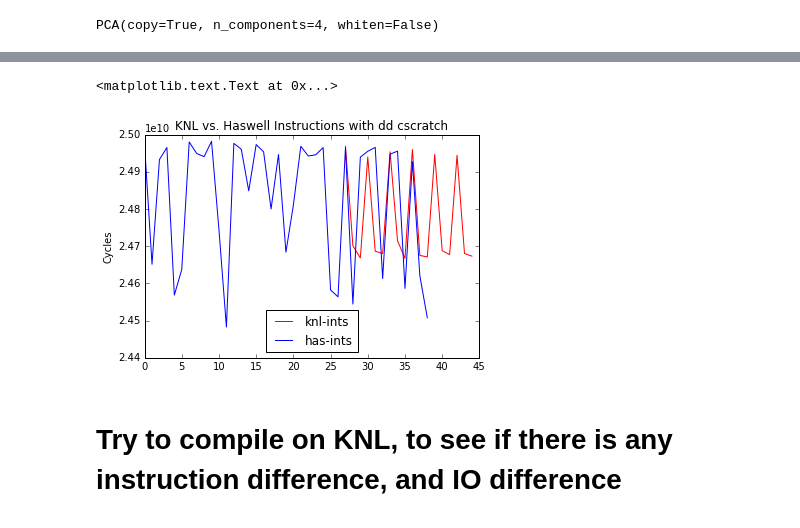
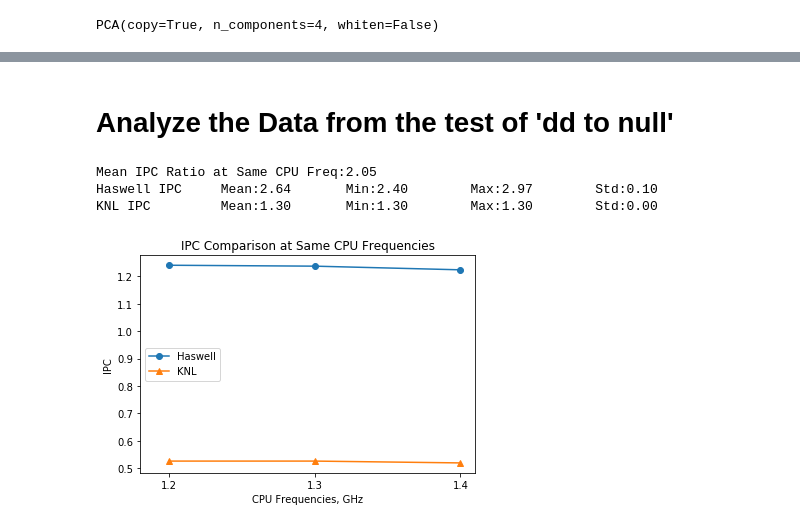
Before and after one commit to NERSC/heterogeneous-IO, a Jupyter notebook: cpu/plot/hio.ipynb, the cells around one changed output, grey strips where cells are left out. Saved outputs shown, nothing was run; the diff lists cells and outputs as text; code cells hidden in the pictures.

```diff
--- a/cpu/plot/hio.ipynb
+++ b/cpu/plot/hio.ipynb
@@ -553,18 +386,0 @@ plt.title('KNL vs. Haswell Cycles with dd cscratch')
-# %%
-length_has=len(df_has_raw)
-#assert(length_null==length_cscratch)
-a=np.arange(0,length_has)
-length_knl=len(df_knl_raw)
-#assert(length_null==length_cscratch)
-b=np.arange(0,length_knl)
-#print a
-plt.plot(27+b,df_knl_raw['IPC'],'r',label='knl-ints')
-plt.plot(a,df_has_raw['IPC'],'b',label='has-ints')
-plt.legend(loc='left')
-plt.ylabel('Cycles')
-plt.title('KNL vs. Haswell Instructions with dd cscratch')
-# %% [output]
-<matplotlib.text.Text at 0x...>
-[figure, removed]
-# %% [markdown]
-# Try to compile on KNL, to see if there is any instruction difference, and IO difference
@@ -570,0 +391,42 @@ plt.title('KNL vs. Haswell Instructions with dd cscratch')
+# %% [markdown]
+# Analyze the Data from the test of 'dd to null'
+# %%
+#log files, perf detials:
+knl_perf_f="../log/dd_null//knl.err"
+has_perf_f="../log/dd_null/has.err"
+#user specified cpu scaling freqs
+knl_cpu_f='../log/dd_null/cpu_knl.txt'
+has_cpu_f='../log/dd_null/cpu_has.txt'
+#observed io bw
+has_io_f='../log/dd_null/null.haswell.3827241.bw'
+knl_io_f='../log/dd_null/null.knl.3827242.bw'
+raw=1
+(df_has_null_raw,df_knl_null_raw)=load_data(knl_perf_f,has_perf_f,knl_cpu_f,has_cpu_f,has_io_f,knl_io_f,raw)
+raw=0
+(df_has_null,df_knl_null)=load_data(knl_perf_f,has_perf_f,knl_cpu_f,has_cpu_f,has_io_f,knl_io_f,raw)
+df_knl_null_same=df_knl_null[(df_knl_null['userset'] <=1.4) & (df_knl_null['userset'] >=1.2)]
+df_has_null_same=df_has_null[(df_has_null['userset'] <=1.4) & (df_has_null['userset'] >=1.2)]
+# %%
+df_has_same_mean=df_has_same.groupby(df_has_null_same.index / 3).mean()
+df_knl_same_mean=df_knl_same.groupby(df_knl_null_same.index / 3).mean()
+df_has_mean=pd.to_numeric(df_has_same_mean['IPC'])
+df_knl_mean=pd.to_numeric(df_knl_same_mean['IPC'])
+df_has_cpu_mean=pd.to_numeric(df_has_same_mean['ClockRate']).apply(lambda x : round(x,2))
+df_knl_cpu_mean=pd.to_numeric(df_knl_same_mean['ClockRate']).apply(lambda x : round(x,2))
+plt.xlabel('CPU Frequencies, GHz')
+plt.ylabel('IPC')
+plt.plot(df_has_cpu_mean,df_has_mean,'o-',label="Haswell")
+plt.plot(df_has_cpu_mean,df_knl_mean,'^-',label="KNL")
+plt.legend(loc='center left')
+plt.xticks(df_has_cpu_mean)
+plt.xlim(1.18,1.41)
+plt.title('IPC Comparison at Same CPU Frequencies')
+#df_has_cpu_mean
+print 'Mean IPC Ratio at Same CPU Freq:%.2f'%(df_has_null_same['IPC'].mean()/df_knl_null_same['IPC'].mean())
+print "Haswell IPC \tMean:%.2f\tMin:%.2f\tMax:%.2f\tStd:%.2f"%(df_has_null['IPC'].mean(),df_has_null['IPC'].min(),df_has_null['IPC'].max(),df_has_null['IPC'].std())
+print "KNL IPC \tMean:%.2f\tMin:%.2f\tMax:%.2f\tStd:%.2f"%(df_knl_null['IPC'].mean(),df_knl_null['IPC'].min(),df_knl_null['IPC'].max(),df_knl_null['IPC'].std())
+# %% [output]
+Mean IPC Ratio at Same CPU Freq:2.05
+Haswell IPC     Mean:2.64       Min:2.40        Max:2.97        Std:0.10
+KNL IPC         Mean:1.30       Min:1.30        Max:1.30        Std:0.00
+[figure, added]
```
Also changed, not shown: parts of 69 cells of this notebook, 5 other files.
